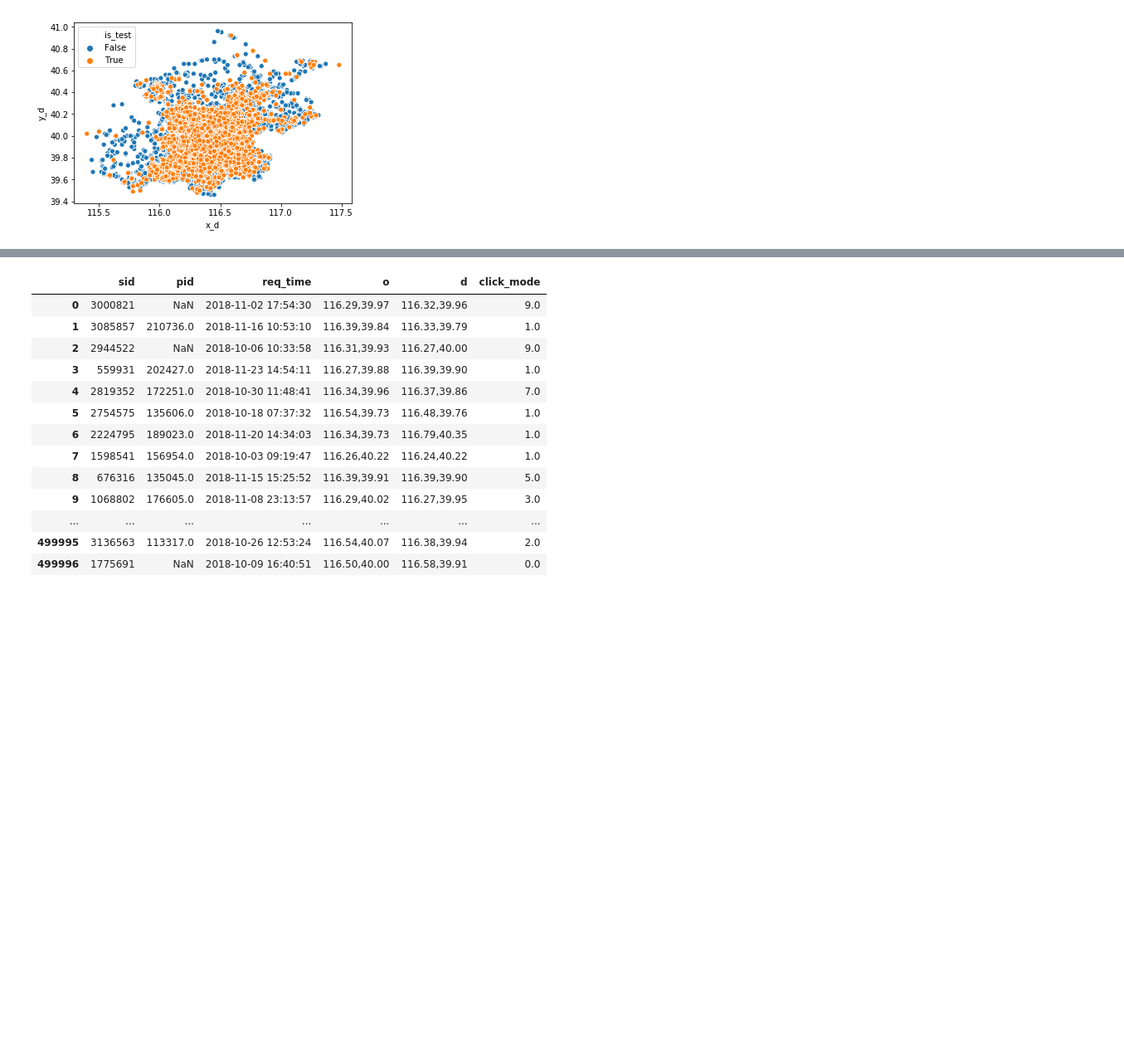
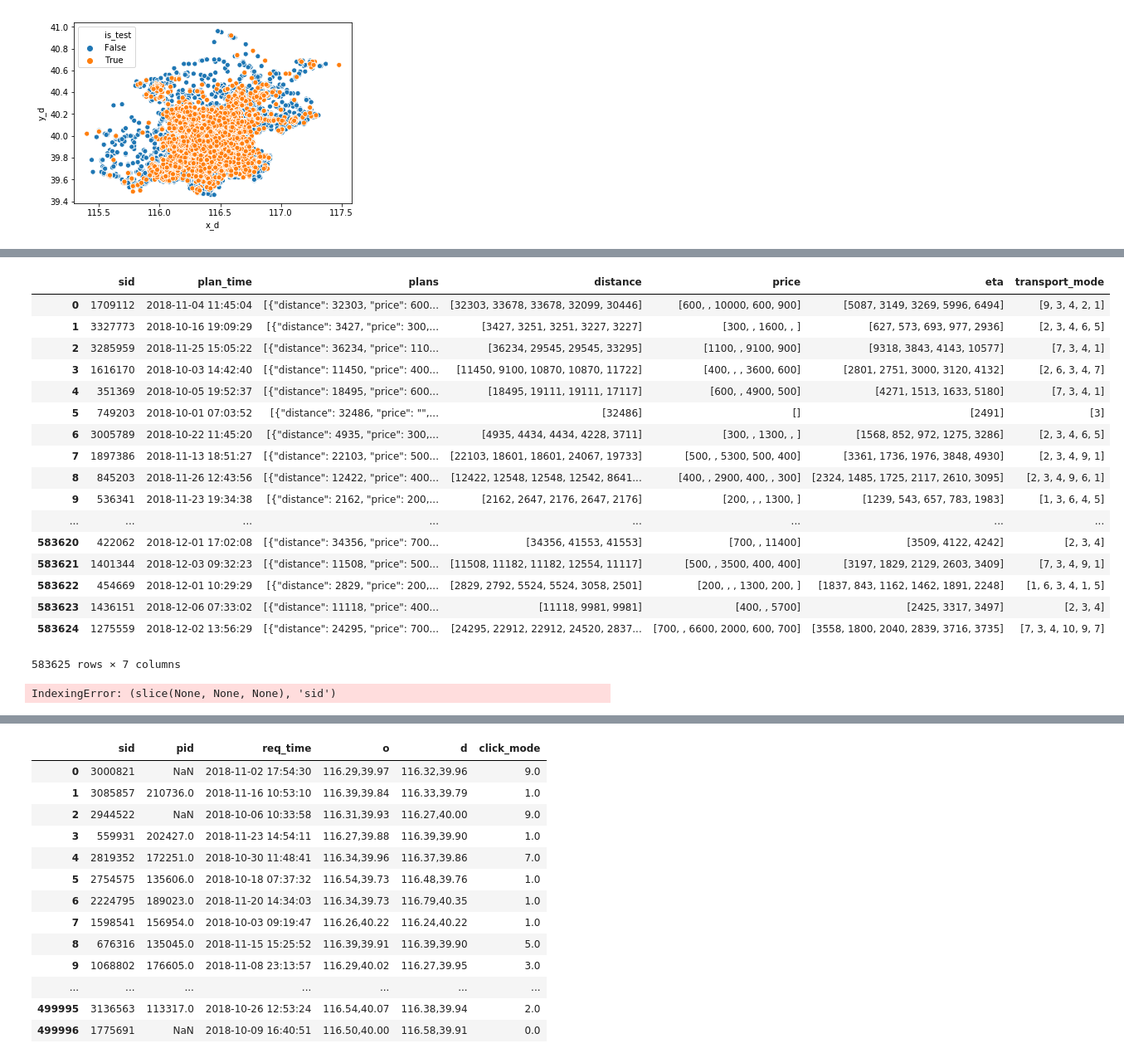
Before and after one commit to MitsuruFujiwara/KDD-Cup-2019, a Jupyter notebook: src/EDA.ipynb, the cells around one changed output, grey strips where cells are left out. Shown at 83% size. Drawn from its saved outputs; the diff is of its cells as text; code cells hidden in the pictures; blank space fills up the shorter version.

```diff
--- a/src/EDA.ipynb
+++ b/src/EDA.ipynb
@@ -106,2 +96,2 @@ test_queries.sid.isin(test_plans.sid).sum()
-# %%
-train_plans['plans'] = train_plans.plans.apply(lambda x: json.loads(x))
+# %%
+plans.reset_index(inplace=True,drop=True)
@@ -107,0 +119,6 @@ train_plans['plans'] = train_plans.plans.apply(lambda x: json.loads(x))
+# %%
+def loadJSON(val,key):
+    val = json.loads(val)
+    return [v[key] for v in val]
+
+loadJSON(plans.plans[0], 'distance')
@@ -107,0 +127,3 @@ train_plans['plans'] = train_plans.plans.apply(lambda x: json.loads(x))
+# %%
+for key in tqdm_notebook(['distance', 'price', 'eta', 'transport_mode']):
+    plans[key] = plans.plans.apply(lambda x: loadJSON(x,key))
@@ -107,0 +132,29 @@ train_plans['plans'] = train_plans.plans.apply(lambda x: json.loads(x))
+# %%
+plans
+# %% [output]
+|  | sid | plan_time | plans | distance | price | eta | transport_mode |
+| 0 | 1709112 | 2018-11-04 11:45:04 | [{"distance": 32303, "price": 600... | [32303, 33678, 33678, 32099, 30446] | [600, , 10000, 600, 900] | [5087, 3149, 3269, 5996, 6494] | [9, 3, 4, 2, 1] |
+| 1 | 3327773 | 2018-10-16 19:09:29 | [{"distance": 3427, "price": 300,... | [3427, 3251, 3251, 3227, 3227] | [300, , 1600, , ] | [627, 573, 693, 977, 2936] | [2, 3, 4, 6, 5] |
+| 2 | 3285959 | 2018-11-25 15:05:22 | [{"distance": 36234, "price": 110... | [36234, 29545, 29545, 33295] | [1100, , 9100, 900] | [9318, 3843, 4143, 10577] | [7, 3, 4, 1] |
+| 3 | 1616170 | 2018-10-03 14:42:40 | [{"distance": 11450, "price": 400... | [11450, 9100, 10870, 10870, 11722] | [400, , , 3600, 600] | [2801, 2751, 3000, 3120, 4132] | [2, 6, 3, 4, 7] |
+| 4 | 351369 | 2018-10-05 19:52:37 | [{"distance": 18495, "price": 600... | [18495, 19111, 19111, 17117] | [600, , 4900, 500] | [4271, 1513, 1633, 5180] | [7, 3, 4, 1] |
+| 5 | 749203 | 2018-10-01 07:03:52 | [{"distance": 32486, "price": "",... | [32486] | [] | [2491] | [3] |
+| 6 | 3005789 | 2018-10-22 11:45:20 | [{"distance": 4935, "price": 300,... | [4935, 4434, 4434, 4228, 3711] | [300, , 1300, , ] | [1568, 852, 972, 1275, 3286] | [2, 3, 4, 6, 5] |
+| 7 | 1897386 | 2018-11-13 18:51:27 | [{"distance": 22103, "price": 500... | [22103, 18601, 18601, 24067, 19733] | [500, , 5300, 500, 400] | [3361, 1736, 1976, 3848, 4930] | [2, 3, 4, 9, 1] |
+| 8 | 845203 | 2018-11-26 12:43:56 | [{"distance": 12422, "price": 400... | [12422, 12548, 12548, 12542, 8641... | [400, , 2900, 400, , 300] | [2324, 1485, 1725, 2117, 2610, 3095] | [2, 3, 4, 9, 6, 1] |
+| 9 | 536341 | 2018-11-23 19:34:38 | [{"distance": 2162, "price": 200,... | [2162, 2647, 2176, 2647, 2176] | [200, , , 1300, ] | [1239, 543, 657, 783, 1983] | [1, 3, 6, 4, 5] |
+| ... | ... | ... | ... | ... | ... | ... | ... |
+| 583620 | 422062 | 2018-12-01 17:02:08 | [{"distance": 34356, "price": 700... | [34356, 41553, 41553] | [700, , 11400] | [3509, 4122, 4242] | [2, 3, 4] |
+| 583621 | 1401344 | 2018-12-03 09:32:23 | [{"distance": 11508, "price": 500... | [11508, 11182, 11182, 12554, 11117] | [500, , 3500, 400, 400] | [3197, 1829, 2129, 2603, 3409] | [7, 3, 4, 9, 1] |
+| 583622 | 454669 | 2018-12-01 10:29:29 | [{"distance": 2829, "price": 200,... | [2829, 2792, 5524, 5524, 3058, 2501] | [200, , , 1300, 200, ] | [1837, 843, 1162, 1462, 1891, 2248] | [1, 6, 3, 4, 1, 5] |
+| 583623 | 1436151 | 2018-12-06 07:33:02 | [{"distance": 11118, "price": 400... | [11118, 9981, 9981] | [400, , 5700] | [2425, 3317, 3497] | [2, 3, 4] |
+| 583624 | 1275559 | 2018-12-02 13:56:29 | [{"distance": 24295, "price": 700... | [24295, 22912, 22912, 24520, 2837... | [700, , 6600, 2000, 600, 700] | [3558, 1800, 2040, 2839, 3716, 3735] | [7, 3, 4, 10, 9, 7] |
+583625 rows × 7 columns
+# %%
+tmp_df = pd.DataFrame(list(plans.distance))
+new_df = pd.DataFrame()
+for c in tmp_df.columns:
+    _tmp_df = tmp_df[c]
+    _tmp_df.loc[:,'sid'] = plans.sid.values
+# %% [output]
+IndexingError: (slice(None, None, None), 'sid')
```
Also changed, not shown: parts of 11 cells of this notebook, 2 other files.
